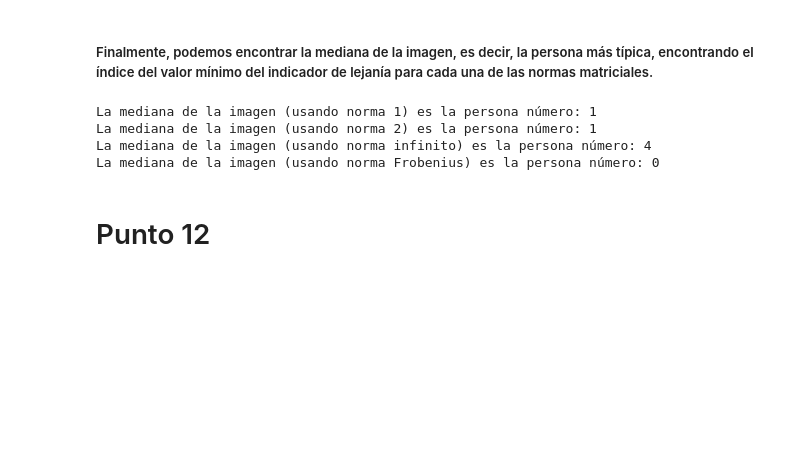
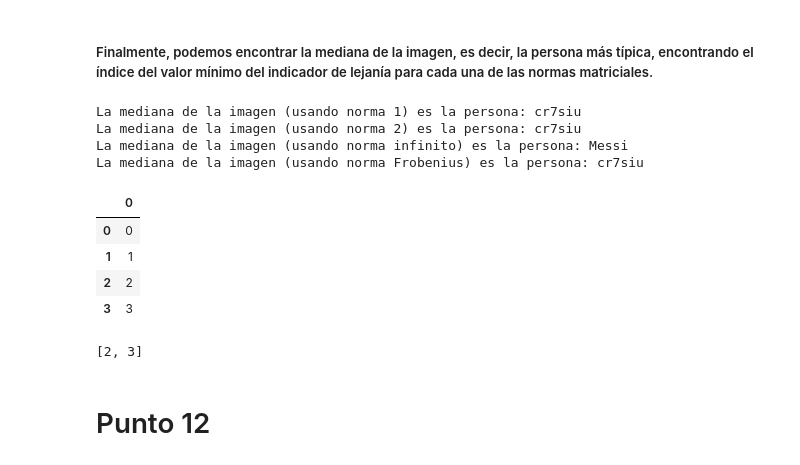
Before and after one commit to alejomd17/distancia_imagenes, a Jupyter notebook: code/src/images_distance.ipynb, the cells around one changed output. Saved outputs shown, nothing was run; the diff lists cells and outputs as text; code cells hidden in the pictures; blank space fills up the shorter version.

```diff
--- a/code/src/images_distance.ipynb
+++ b/code/src/images_distance.ipynb
@@ -70,12 +88,12 @@ mediana_2 = np.argmin(I2)
 mediana_inf = np.argmin(Iinf)
 mediana_Fro = np.argmin(IFro)
 
-print("La mediana de la imagen (usando norma 1) es la persona número:", mediana_1)
-print("La mediana de la imagen (usando norma 2) es la persona número:", mediana_2)
-print("La mediana de la imagen (usando norma infinito) es la persona número:", mediana_inf)
-print("La mediana de la imagen (usando norma Frobenius) es la persona número:", mediana_Fro)
+print("La mediana de la imagen (usando norma 1) es la persona:", persona[mediana_1])
+print("La mediana de la imagen (usando norma 2) es la persona:", persona[mediana_2])
+print("La mediana de la imagen (usando norma infinito) es la persona:", persona[mediana_inf])
+print("La mediana de la imagen (usando norma Frobenius) es la persona:", persona[mediana_Fro])
 # %% [output]
-La mediana de la imagen (usando norma 1) es la persona número: 1
-La mediana de la imagen (usando norma 2) es la persona número: 1
-La mediana de la imagen (usando norma infinito) es la persona número: 4
-La mediana de la imagen (usando norma Frobenius) es la persona número: 0
+La mediana de la imagen (usando norma 1) es la persona: cr7siu
+La mediana de la imagen (usando norma 2) es la persona: cr7siu
+La mediana de la imagen (usando norma infinito) es la persona: Messi
+La mediana de la imagen (usando norma Frobenius) es la persona: cr7siu
@@ -81,0 +116,12 @@ La mediana de la imagen (usando norma Frobenius) es la persona número: 0
+# %%
+alpha = [0, 1 ,2, 3]
+behta = [1, 5, 7]
+
+alpha = [x for x in alpha if behta not in alpha]
+pd.DataFrame(alpha)
+# %% [output]
+|  | 0 |
+| 0 | 0 |
+| 1 | 1 |
+| 2 | 2 |
+| 3 | 3 |
@@ -82,3 +131,8 @@ La mediana de la imagen (usando norma Frobenius) es la persona número: 0
+# %%
+alpha = alpha[~alpha[0].isin(notin)][0].to_list()
+alpha
+# %% [output]
+[2, 3]
 # %% [markdown]
 # Punto 12
 # %%
```
Also changed, not shown: parts of 15 cells of this notebook, 15 other files.
